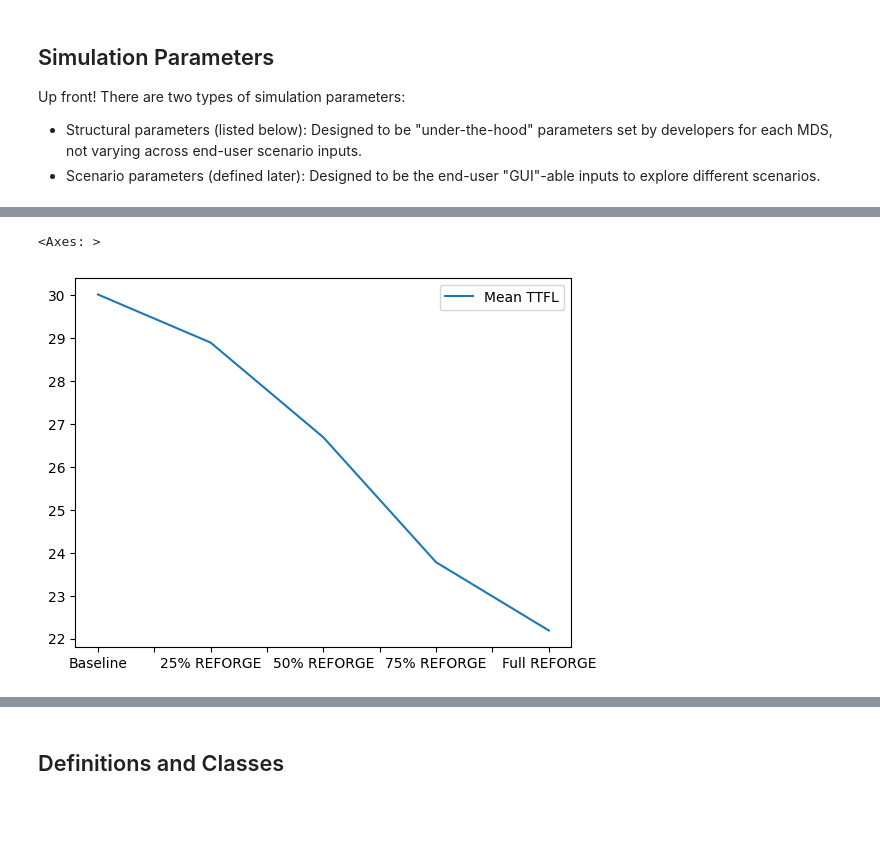
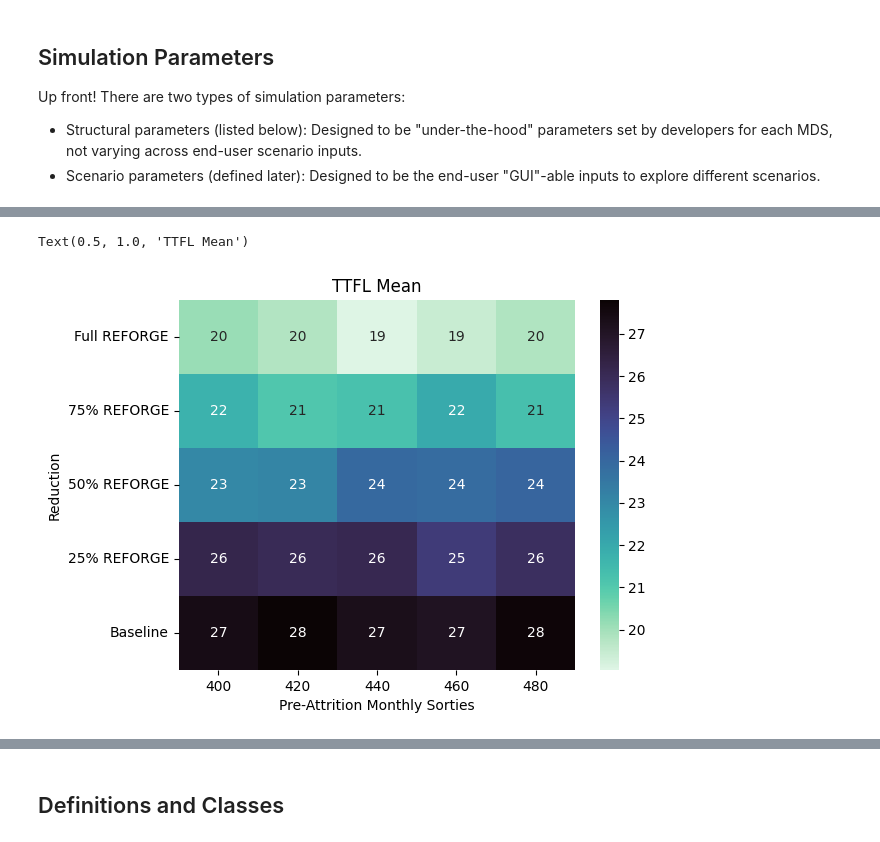
Before and after one commit to ialara/actf, a Jupyter notebook: f22_reforge_cases.ipynb, the cells around one changed output, grey strips where cells are left out. Cells and saved outputs as stored; diff of their text form; code cells hidden in the pictures; blank space fills up the shorter version.

Commit message:
initial heatmaps - need to vnv

```diff
--- a/f22_reforge_cases.ipynb
+++ b/f22_reforge_cases.ipynb
@@ -1391,11 +1393,15 @@ Sim successfully archived starting squadron: True
 # %%
 mean_ttfls = [case['mean_ttfl'] for case in runs_by_case]
 mean_absorptions = [case['mean_absorption'] for case in runs_by_case]
-sorties = [case['sortie_gen'] for case in runs_by_case]
+sorties = [case['sortie_gen'][0] for case in runs_by_case]
 
-df = pd.DataFrame({"Mean TTFL": mean_ttfls, "Mean Absorption per Year": mean_absorptions, "Pre-Attrition Monthly Sorties": 400}, index=["Baseline", "25% REFORGE", "50% REFORGE", "75% REFORGE", "Full REFORGE"])
-
-df.plot(y="Mean TTFL")
+reduction_order = ["Full REFORGE", "75% REFORGE", "50% REFORGE", "25% REFORGE", "Baseline"]
+df = pd.DataFrame({"Mean TTFL": mean_ttfls, "Mean Absorption per Year": mean_absorptions, "Pre-Attrition Monthly Sorties": sorties, "Reduction":["Baseline", "25% REFORGE", "50% REFORGE", "75% REFORGE", "Full REFORGE"]*5})
+ttfl_matrix = df.pivot(index='Reduction', columns='Pre-Attrition Monthly Sorties', values='Mean TTFL').reindex(reduction_order)
+absorption_matrix = df.pivot(index='Reduction', columns='Pre-Attrition Monthly Sorties', values='Mean Absorption per Year').reindex(reduction_order)
-# %% [output]
-<Axes: >
-[figure, removed]
+# %%
+sns.heatmap(ttfl_matrix, annot=True, cmap='mako_r')
+plt.title('TTFL Mean')
+# %% [output]
+Text(0.5, 1.0, 'TTFL Mean')
+[figure, added]
```
Also changed, not shown: parts of 3 cells of this notebook.
